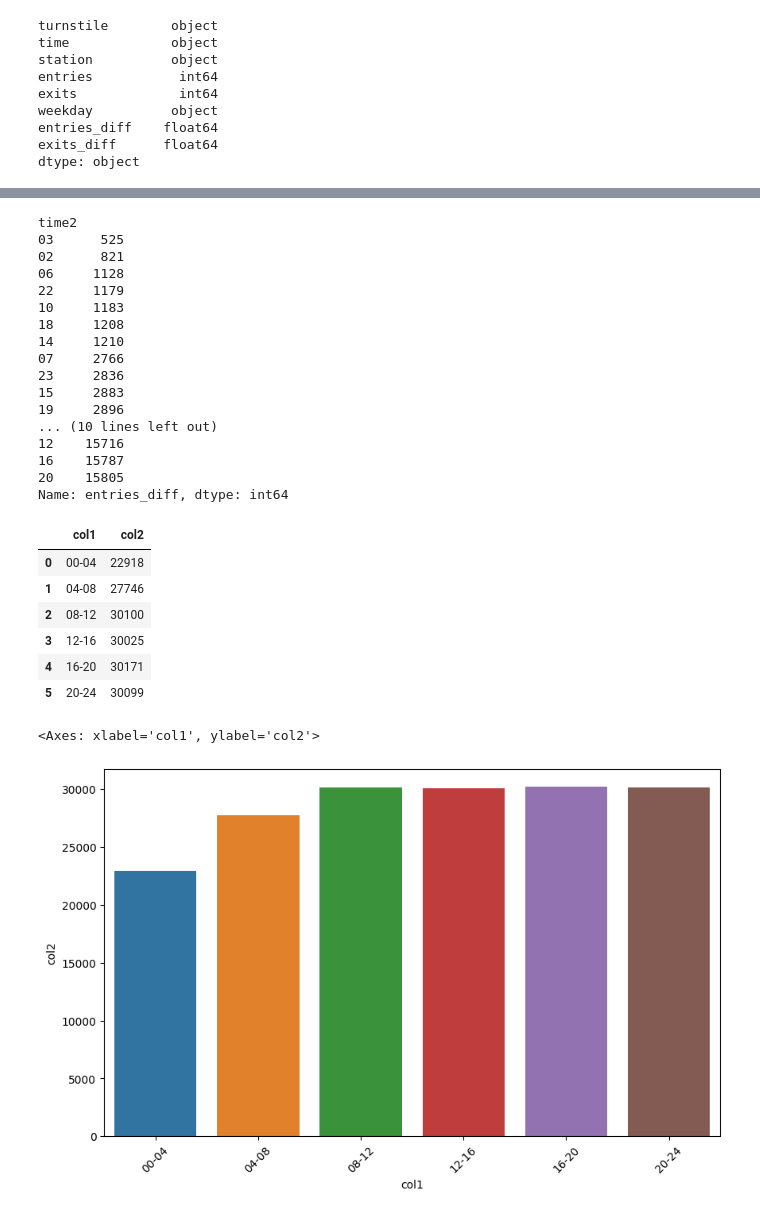
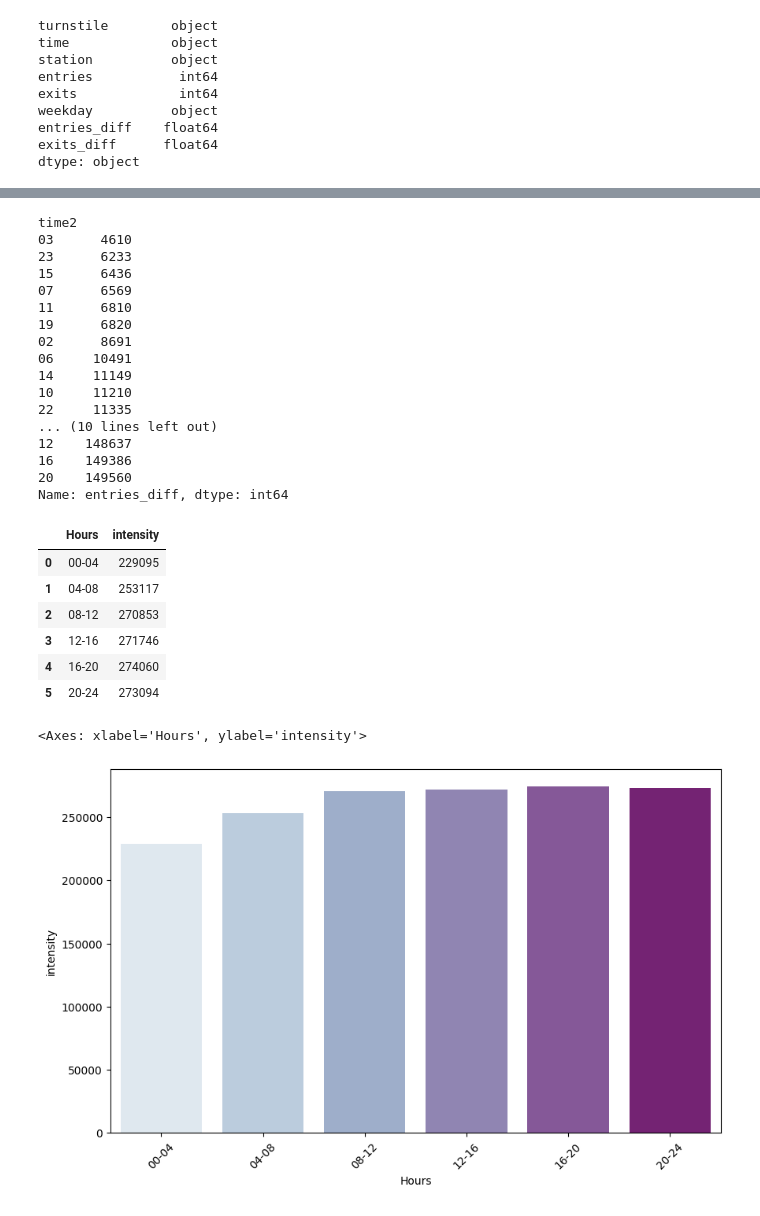
Before and after one commit to alituydurr/IDSA-Project, a Jupyter notebook: proje_ödev.ipynb, the cells around one changed output, grey strips where cells are left out. Drawn from its saved outputs; the diff is of its cells as text; code cells hidden in the pictures.

```diff
--- a/proje_ödev.ipynb
+++ b/proje_ödev.ipynb
@@ -5,7 +5,28 @@ import matplotlib.pyplot as plt
 import seaborn as sns
 # %%
 #READING DATA TEXT
-df= pd.read_csv('http://web.mta.info/developers/data/nyct/turnstile/turnstile_230318.txt', header=0)
+#df= pd.read_csv('http://web.mta.info/developers/data/nyct/turnstile/turnstile_230318.txt', header=0)
+# %%
+num_weeks = 9
+
+start_date = filedate = pd.Timestamp('2022-06-04 00:00:00')
+
+filename_regex = "http://web.mta.info/developers/data/nyct/turnstile/turnstile_{}.txt"
+# http://web.mta.info/developers/resources/nyct/turnstile/ts_Field_Description.txt
+filelist = []
+
+for numfiles in range(num_weeks):
+
+    filedate_str = str(filedate.year)[2:4] + str(
+        filedate.month).zfill(2) + str(filedate.day).zfill(2)
+    filename = filename_regex.format(filedate_str)
+
+    df = pd.read_csv(filename, parse_dates=['DATE'], keep_date_col=True)
+    filelist.append(df)
+
+    filedate += pd.Timedelta(days=7)
+
+df = pd.concat(filelist, axis=0, ignore_index=True)
 # %%
 #SETTING COLUMNS NAMES
 df.rename(columns={"EXITS                                                               " : "exits"}, inplace=True)
@@ -214,21 +256,21 @@ crowded_hourly = df3.groupby(["time2"])["entries_diff"].count().sort_values(asce
 crowded_hourly
 # %% [output]
 time2
-03      525
-02      821
-06     1128
-22     1179
-10     1183
-18     1208
-14     1210
-07     2766
-23     2836
-15     2883
-19     2896
+03      4610
+23      6233
+15      6436
+07      6569
+11      6810
+19      6820
+02      8691
+06     10491
+14     11149
+10     11210
+22     11335
 ... (10 lines left out)
-12    15716
-16    15787
-20    15805
+12    148637
+16    149386
+20    149560
 Name: entries_diff, dtype: int64
 # %%
 crowded_hourly2 = df3[df3["time2"].between("00","03")]
@@ -245,23 +287,23 @@ crowded_hourly7 = df3[df3["time2"].between("20","23")]
 group_by_time2024 =(crowded_hourly7.groupby(["time2"])["entries_diff"].count().sort_values(ascending=True)).sum()
 
 
-result={"col1" : ["00-04","04-08","08-12","12-16","16-20","20-24"],
-                    "col2" :[group_by_time04,group_by_time48,group_by_time812,group_by_time1216,group_by_time1620,group_by_time2024]}
+result={"Hours" : ["00-04","04-08","08-12","12-16","16-20","20-24"],
+                    "intensity" :[group_by_time04,group_by_time48,group_by_time812,group_by_time1216,group_by_time1620,group_by_time2024]}
 result
 result2 =pd.DataFrame(data=result, index=[0,1,2,3,4,5])
 result2
 # %% [output]
-|  | col1 | col2 |
-| 0 | 00-04 | 22918 |
-| 1 | 04-08 | 27746 |
-| 2 | 08-12 | 30100 |
-| 3 | 12-16 | 30025 |
-| 4 | 16-20 | 30171 |
-| 5 | 20-24 | 30099 |
+|  | Hours | intensity |
+| 0 | 00-04 | 229095 |
+| 1 | 04-08 | 253117 |
+| 2 | 08-12 | 270853 |
+| 3 | 12-16 | 271746 |
+| 4 | 16-20 | 274060 |
+| 5 | 20-24 | 273094 |
 # %%
 plt.figure(figsize = (10,6))
 plt.xticks(rotation=45)
-sns.barplot(x=result2["col1"] , y=result2["col2"])
+sns.barplot(x=result2["Hours"] , y=result2["intensity"] , palette = sns.color_palette("BuPu"))
 # %% [output]
-<Axes: xlabel='col1', ylabel='col2'>
+<Axes: xlabel='Hours', ylabel='intensity'>
-[figure, old version]
+[figure, new version]
```
Also changed, not shown: parts of 20 cells of this notebook.
